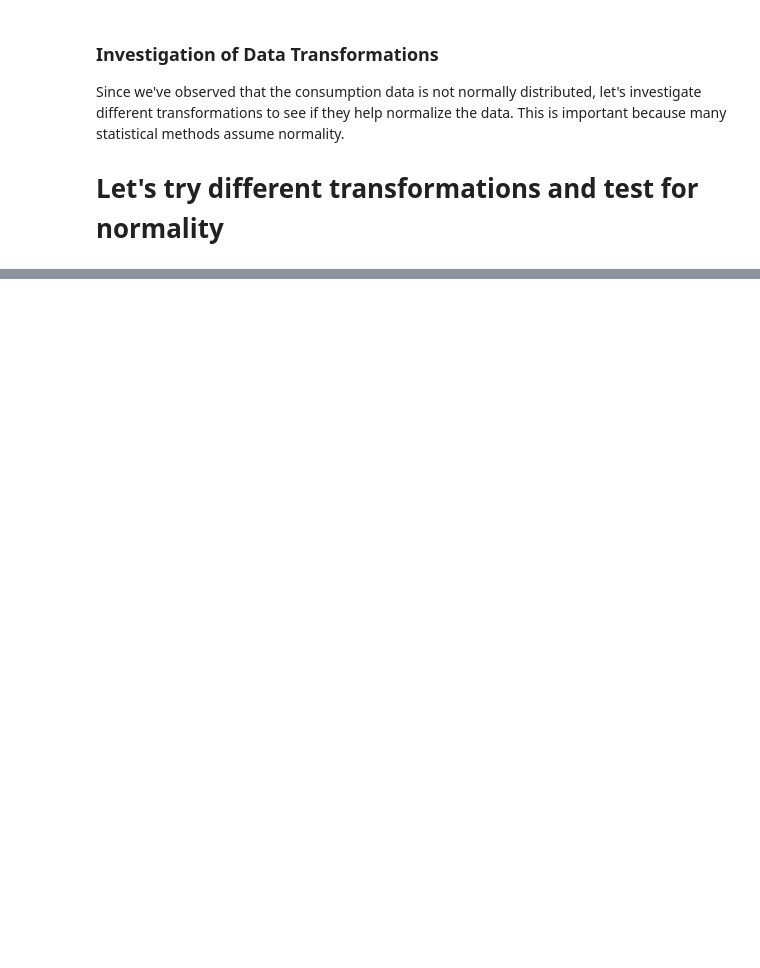
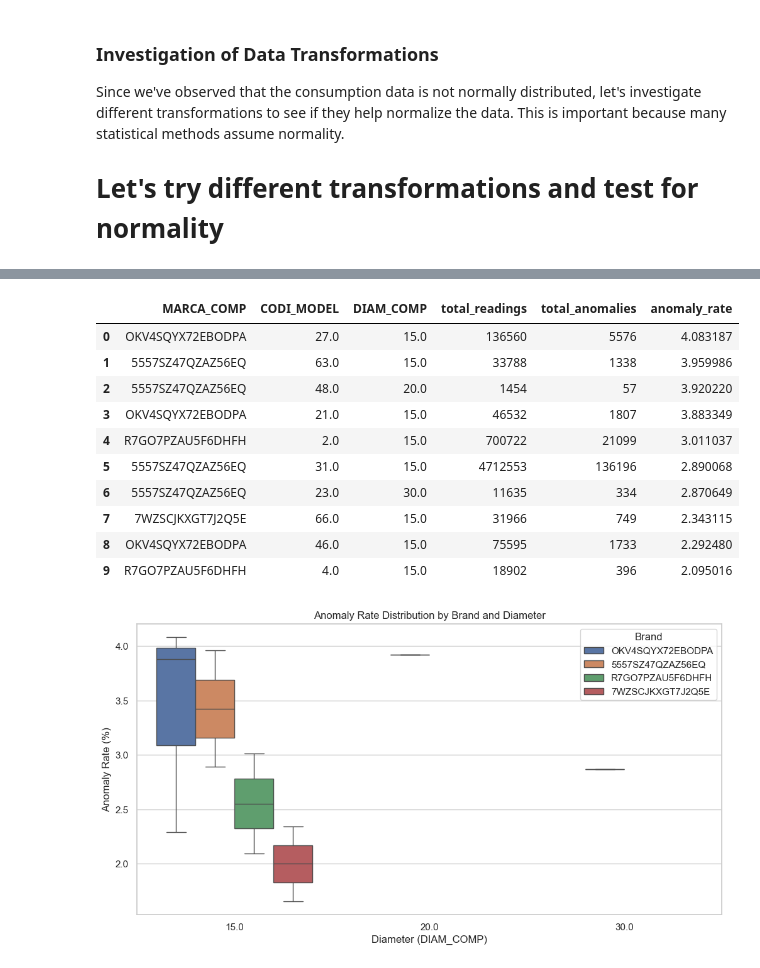
Before and after one commit to jordiestevee/ProjectManagement_G102.F, a Jupyter notebook: 1.1.2.a_Exploratory_Data_Analaysis.ipynb, the cells around one changed output, grey strips where cells are left out. Cells and saved outputs as stored; diff of their text form; code cells hidden in the pictures; blank space fills up the shorter version.

```diff
--- a/1.1.2.a_Exploratory_Data_Analaysis.ipynb
+++ b/1.1.2.a_Exploratory_Data_Analaysis.ipynb
@@ -597,0 +624,60 @@ if len(positive_data) > 0:
+# %%
+# Extend grouping to include model, as per instructor's request
+groups = df_plot.groupby(['MARCA_COMP', 'CODI_MODEL', 'DIAM_COMP'])
+
+summary_rows = []
+
+for name, group in groups:
+    anomalies = identify_anomalies(group)
+
+    # Combine all three anomaly detection methods
+    combined = anomalies[['std_method', 'iqr_method', 'zscore_method']].any(axis=1)
+
+    total_readings = len(group)
+    total_anomalies = combined.sum()
+    anomaly_rate = 100 * total_anomalies / total_readings if total_readings > 0 else 0
+
+    summary_rows.append({
+        'MARCA_COMP': name[0],
+        'CODI_MODEL': name[1],
+        'DIAM_COMP': name[2],
+        'total_readings': total_readings,
+        'total_anomalies': total_anomalies,
+        'anomaly_rate': anomaly_rate
+    })
+
+summary = (
+    pd.DataFrame(summary_rows)
+    .sort_values('anomaly_rate', ascending=False)
+    .reset_index(drop=True)
+)
+
+# Display top 10 groups
+display(summary.head(10))
+
+# Boxplot comparing anomaly rate across diameters and brands
+plt.figure(figsize=(12,6))
+sns.boxplot(
+    data=summary,
+    x='DIAM_COMP',
+    y='anomaly_rate',
+    hue='MARCA_COMP'
+)
+plt.title('Anomaly Rate Distribution by Brand and Diameter')
+plt.ylabel('Anomaly Rate (%)')
+plt.xlabel('Diameter (DIAM_COMP)')
+plt.legend(title='Brand')
+plt.show()
+# %% [output]
+|  | MARCA_COMP | CODI_MODEL | DIAM_COMP | total_readings | total_anomalies | anomaly_rate |
+| 0 | OKV4SQYX72EBODPA | 27.0 | 15.0 | 136560 | 5576 | 4.083187 |
+| 1 | 5557SZ47QZAZ56EQ | 63.0 | 15.0 | 33788 | 1338 | 3.959986 |
+| 2 | 5557SZ47QZAZ56EQ | 48.0 | 20.0 | 1454 | 57 | 3.920220 |
+| 3 | OKV4SQYX72EBODPA | 21.0 | 15.0 | 46532 | 1807 | 3.883349 |
+| 4 | R7GO7PZAU5F6DHFH | 2.0 | 15.0 | 700722 | 21099 | 3.011037 |
+| 5 | 5557SZ47QZAZ56EQ | 31.0 | 15.0 | 4712553 | 136196 | 2.890068 |
+| 6 | 5557SZ47QZAZ56EQ | 23.0 | 30.0 | 11635 | 334 | 2.870649 |
+| 7 | 7WZSCJKXGT7J2Q5E | 66.0 | 15.0 | 31966 | 749 | 2.343115 |
+| 8 | OKV4SQYX72EBODPA | 46.0 | 15.0 | 75595 | 1733 | 2.292480 |
+| 9 | R7GO7PZAU5F6DHFH | 4.0 | 15.0 | 18902 | 396 | 2.095016 |
+[figure, added]
```
Also changed, not shown: parts of 16 cells of this notebook.
